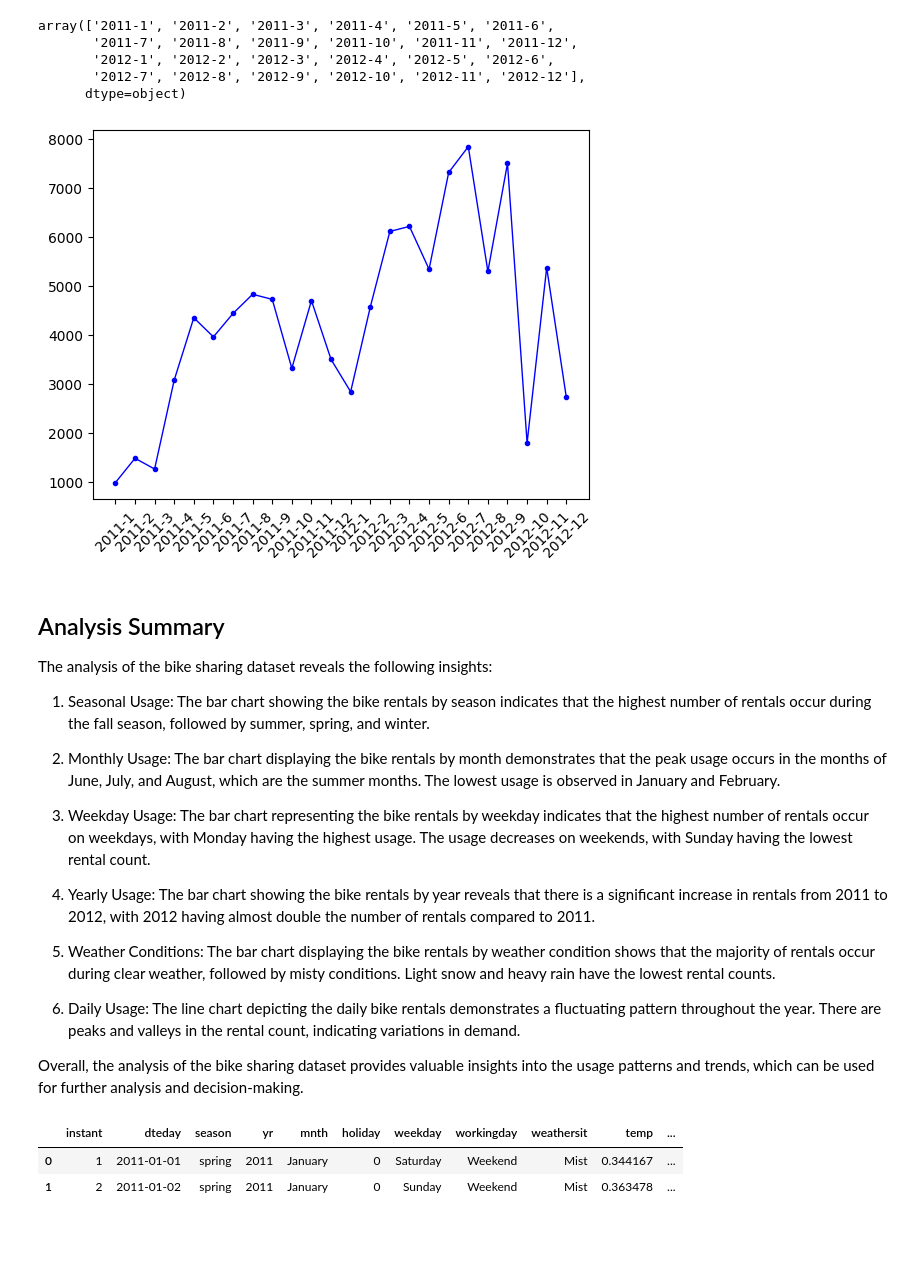
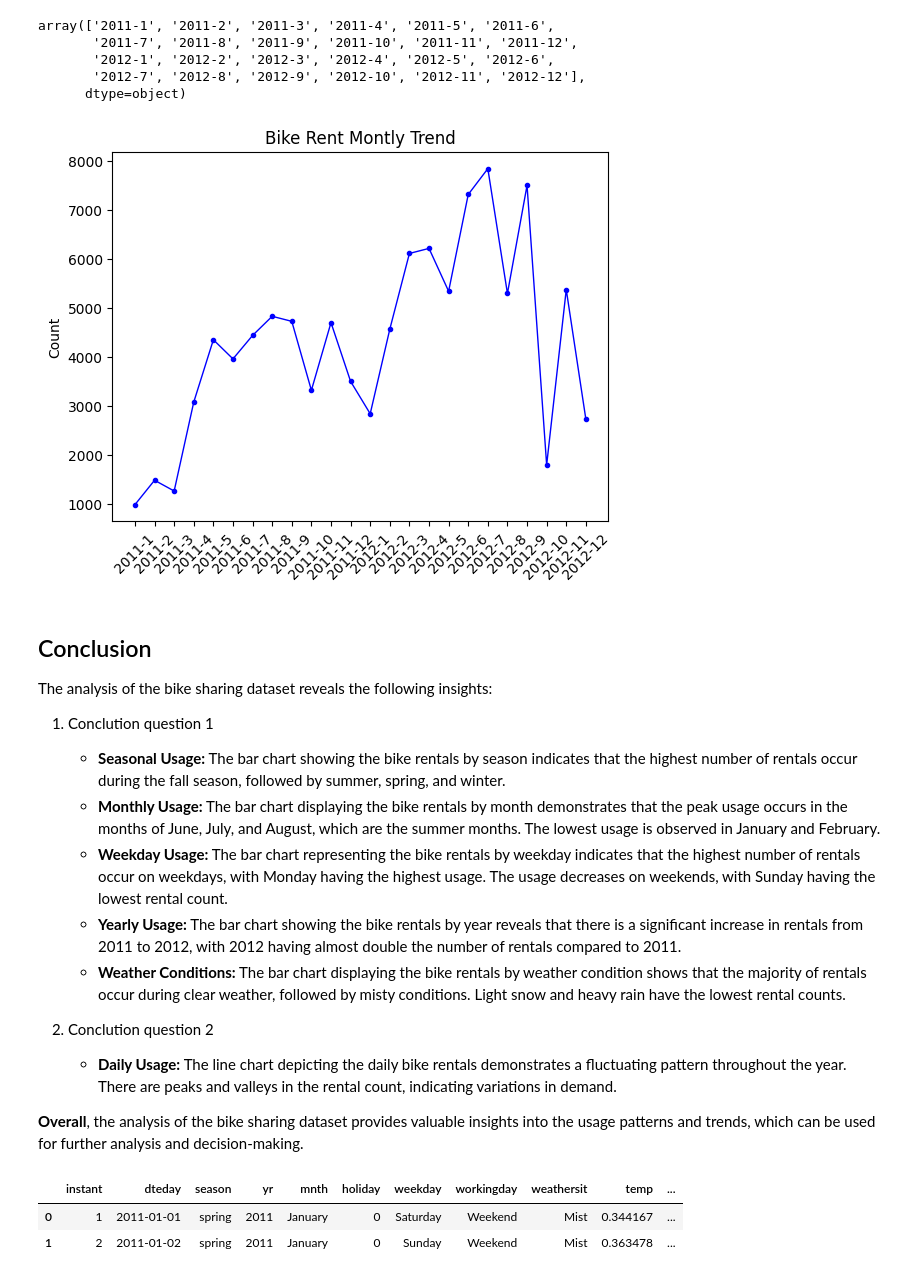
Before and after one commit to Bugi-Sulistiyo/dicoding_data_analisys_project, a Jupyter notebook: analysis.ipynb, the cells around one changed output. Saved outputs shown, nothing was run; the diff lists cells and outputs as text; code cells hidden in the pictures; blank space fills up the shorter version.

```diff
--- a/analysis.ipynb
+++ b/analysis.ipynb
@@ -308,0 +237,8 @@ bikeshare_day_df.dteday = pd.to_datetime(bikeshare_day_df.dteday)
+# %%
+# change the weather values to their corresponding names
+weather = {1: 'Clear',
+           2: 'Mist',
+           3: 'Light Snow',
+           4: 'Heavy Rain'}
+bikeshare_day_df['weathersit'] = bikeshare_day_df['weathersit'].map(weather)
+bikeshare_day_df.weathersit.value_counts()
@@ -308,0 +253,6 @@ bikeshare_day_df.dteday = pd.to_datetime(bikeshare_day_df.dteday)
+# %%
+# change the day values to their corresponding names
+day = {0: 'Sunday', 1: 'Monday', 2: 'Tuesday', 3: 'Wednesday',
+       4: 'Thursday', 5:'Friday', 6: 'Saturday'}
+bikeshare_day_df['weekday'] = bikeshare_day_df['weekday'].map(day)
+bikeshare_day_df.weekday.value_counts()
@@ -309,6 +388,8 @@ bikeshare_day_df.dteday = pd.to_datetime(bikeshare_day_df.dteday)
 # %%
-bikeshare_per_day_chart = pd.DataFrame(bikeshare_day_df[['dteday', 'cnt']])
-bikeshare_per_day_chart.reset_index(level=0, inplace=True)
+bikeshare_per_day_chart = pd.DataFrame(bikeshare_day_df[['dteday',
+                                                         'cnt']])
+bikeshare_per_day_chart.reset_index(level=0,
+                                    inplace=True)
 bikeshare_per_day_chart.head(10)
 # %% [output]
 |  | index | dteday | cnt |
@@ -325,7 +406,9 @@ bikeshare_per_day_chart.head(10)
 # %%
 bikeshare_per_day_chart['year'] = bikeshare_per_day_chart['dteday'].dt.year
 bikeshare_per_day_chart['month'] = bikeshare_per_day_chart['dteday'].dt.month
-bikeshare_per_day_chart['date'] = bikeshare_per_day_chart['year'].astype(str) + '-' + bikeshare_per_day_chart['month'].astype(str)
+bikeshare_per_day_chart['date'] = (bikeshare_per_day_chart['year'].astype(str)
+                                   + '-'
+                                   + bikeshare_per_day_chart['month'].astype(str))
 bikeshare_per_day_chart.head()
 # %% [output]
 |  | index | dteday | cnt | year | month | date |
@@ -343,40 +426,40 @@ array(['2011-1', '2011-2', '2011-3', '2011-4', '2011-5', '2011-6',
        '2012-7', '2012-8', '2012-9', '2012-10', '2012-11', '2012-12'],
       dtype=object)
 # %%
-
 bspline = sp.interpolate.make_interp_spline(bikeshare_per_day_chart.index,
                                             bikeshare_per_day_chart.cnt)
 
 x_new = np.linspace(bikeshare_per_day_chart.index.min(),
-                    bikeshare_per_day_chart.index.max(), 24)
+                    bikeshare_per_day_chart.index.max(),
+                    24)
 y_new = bspline(x_new)
 plt.plot(bikeshare_per_day_chart.date.unique(), y_new,
          color='blue',
          linewidth=1, marker='.')
 
+plt.title("Bike Rent Montly Trend")
+plt.ylabel("Count")
 plt.xticks(rotation=45)
 
 plt.show()
 # %% [output]
-[figure, old version]
+[figure, new version]
 # %% [markdown]
-## Analysis Summary
+## Conclusion
 
 The analysis of the bike sharing dataset reveals the following insights:
 
-1. Seasonal Usage: The bar chart showing the bike rentals by season indicates that the highest number of rentals occur during the fall season, followed by summer, spring, and winter.
+1. Conclution question 1
+   - **Seasonal Usage:** The bar chart showing the bike rentals by season indicates that the highest number of rentals occur during the fall season, followed by summer, spring, and winter.
+   - **Monthly Usage:** The bar chart displaying the bike rentals by month demonstrates that the peak usage occurs in the months of June, July, and August, which are the summer months. The lowest usage is observed in January and February.
+   - **Weekday Usage:** The bar chart representing the bike rentals by weekday indicates that the highest number of rentals occur on weekdays, with Monday having the highest usage. The usage decreases on weekends, with Sunday having the lowest rental count.
+   - **Yearly Usage:** The bar chart showing the bike rentals by year reveals that there is a significant increase in rentals from 2011 to 2012, with 2012 having almost double the number of rentals compared to 2011.
+   - **Weather Conditions:** The bar chart displaying the bike rentals by weather condition shows that the majority of rentals occur during clear weather, followed by misty conditions. Light snow and heavy rain have the lowest rental counts.
 
-2. Monthly Usage: The bar chart displaying the bike rentals by month demonstrates that the peak usage occurs in the months of June, July, and August, which are the summer months. The lowest usage is observed in January and February.
+2. Conclution question 2
+   - **Daily Usage:** The line chart depicting the daily bike rentals demonstrates a fluctuating pattern throughout the year. There are peaks and valleys in the rental count, indicating variations in demand.
 
-3. Weekday Usage: The bar chart representing the bike rentals by weekday indicates that the highest number of rentals occur on weekdays, with Monday having the highest usage. The usage decreases on weekends, with Sunday having the lowest rental count.
-
-4. Yearly Usage: The bar chart showing the bike rentals by year reveals that there is a significant increase in rentals from 2011 to 2012, with 2012 having almost double the number of rentals compared to 2011.
-
-5. Weather Conditions: The bar chart displaying the bike rentals by weather condition shows that the majority of rentals occur during clear weather, followed by misty conditions. Light snow and heavy rain have the lowest rental counts.
-
-6. Daily Usage: The line chart depicting the daily bike rentals demonstrates a fluctuating pattern throughout the year. There are peaks and valleys in the rental count, indicating variations in demand.
-
-Overall, the analysis of the bike sharing dataset provides valuable insights into the usage patterns and trends, which can be used for further analysis and decision-making.
+**Overall**, the analysis of the bike sharing dataset provides valuable insights into the usage patterns and trends, which can be used for further analysis and decision-making.
 # %%
 bikeshare_day_df.head(2)
 # %% [output]
```
Also changed, not shown: parts of 60 cells of this notebook, 1 other file.
